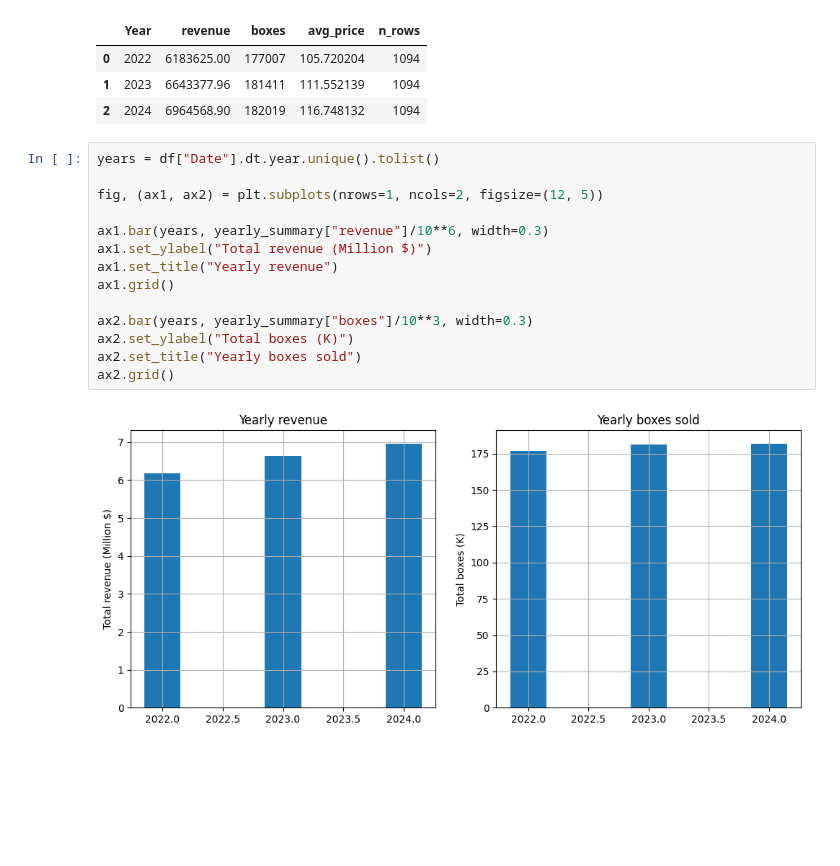
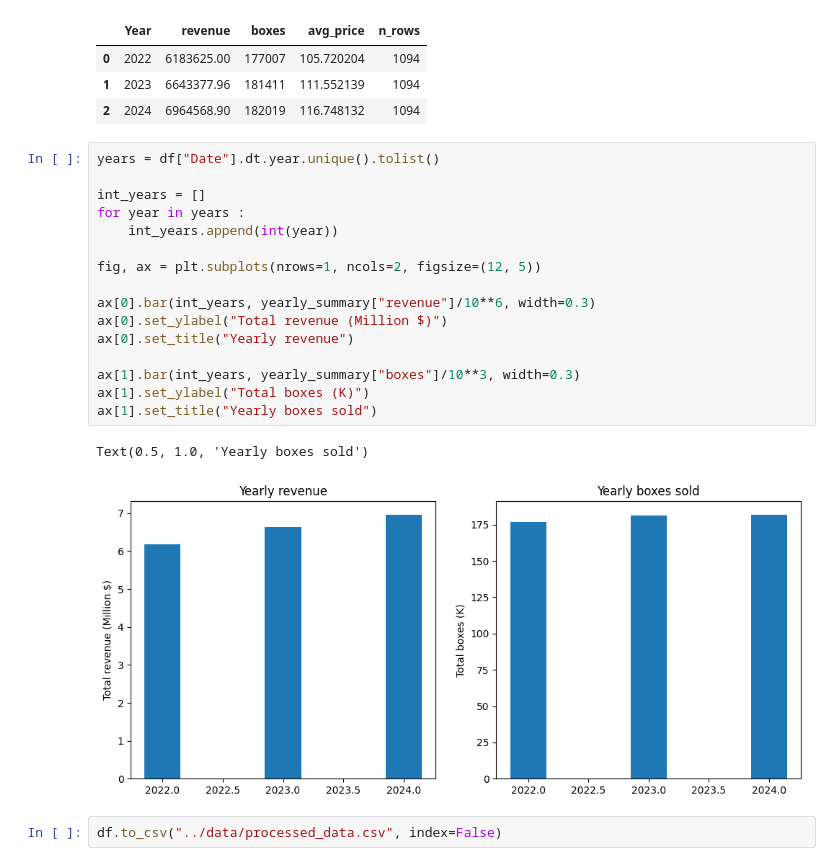
Before and after one commit to Eymeee/Chocolate-Sales-Forecasting, a Jupyter notebook: notebooks/EDA.ipynb, the cells around one changed output. Drawn from its saved outputs; the diff is of its cells as text; blank space fills up the shorter version.

```diff
--- a/notebooks/EDA.ipynb
+++ b/notebooks/EDA.ipynb
@@ -157,16 +156,21 @@ yearly_summary
 # %%
 years = df["Date"].dt.year.unique().tolist()
 
-fig, (ax1, ax2) = plt.subplots(nrows=1, ncols=2, figsize=(12, 5))
+int_years = []
+for year in years :
+    int_years.append(int(year))
 
-ax1.bar(years, yearly_summary["revenue"]/10**6, width=0.3)
-ax1.set_ylabel("Total revenue (Million $)")
-ax1.set_title("Yearly revenue")
-ax1.grid()
+fig, ax = plt.subplots(nrows=1, ncols=2, figsize=(12, 5))
 
-ax2.bar(years, yearly_summary["boxes"]/10**3, width=0.3)
-ax2.set_ylabel("Total boxes (K)")
-ax2.set_title("Yearly boxes sold")
-ax2.grid()
+ax[0].bar(int_years, yearly_summary["revenue"]/10**6, width=0.3)
+ax[0].set_ylabel("Total revenue (Million $)")
+ax[0].set_title("Yearly revenue")
+
+ax[1].bar(int_years, yearly_summary["boxes"]/10**3, width=0.3)
+ax[1].set_ylabel("Total boxes (K)")
+ax[1].set_title("Yearly boxes sold")
 # %% [output]
+Text(0.5, 1.0, 'Yearly boxes sold')
-[figure, old version]
+[figure, new version]
+# %%
+df.to_csv("../data/processed_data.csv", index=False)
```
Also changed, not shown: parts of 1 cell of this notebook, 2 other files.
